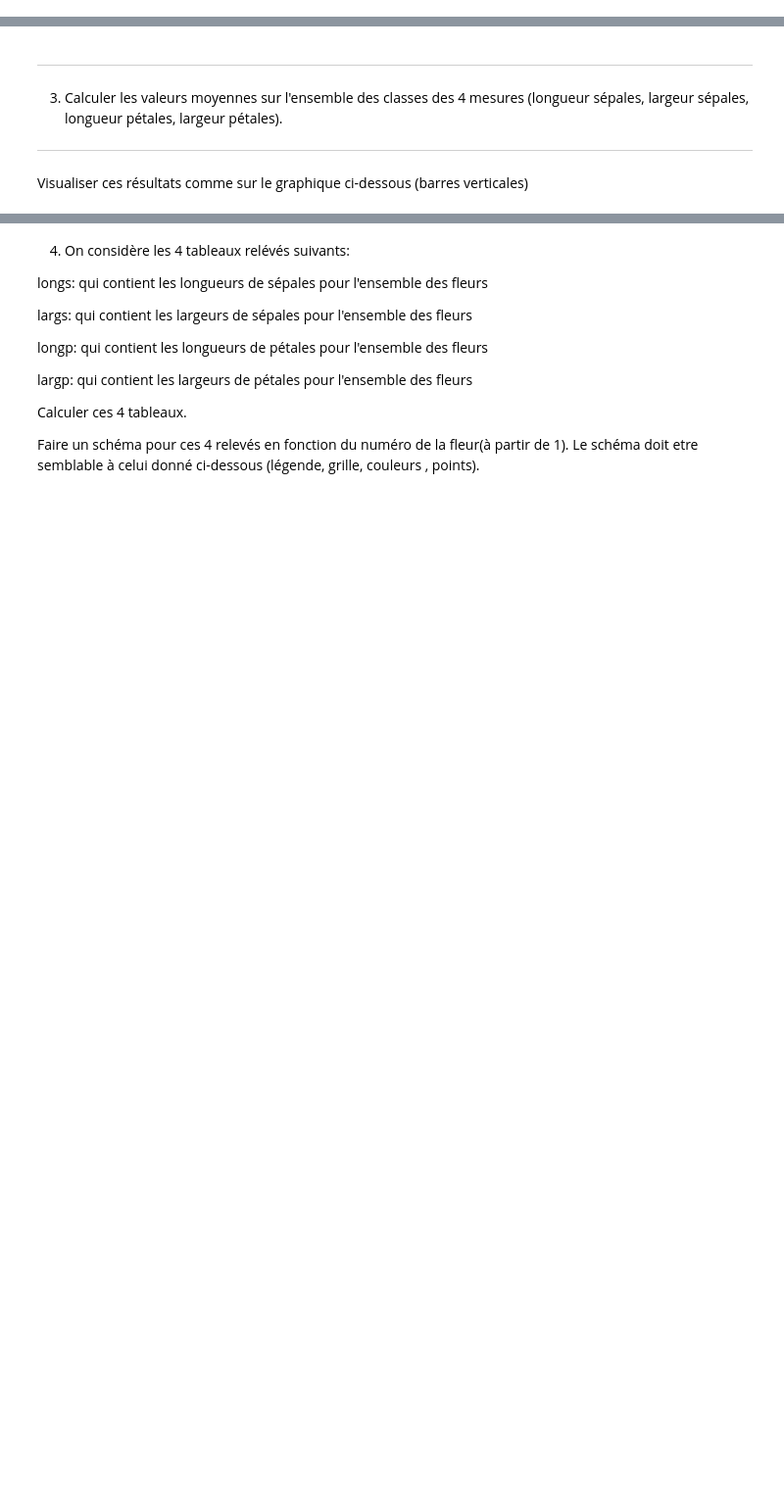
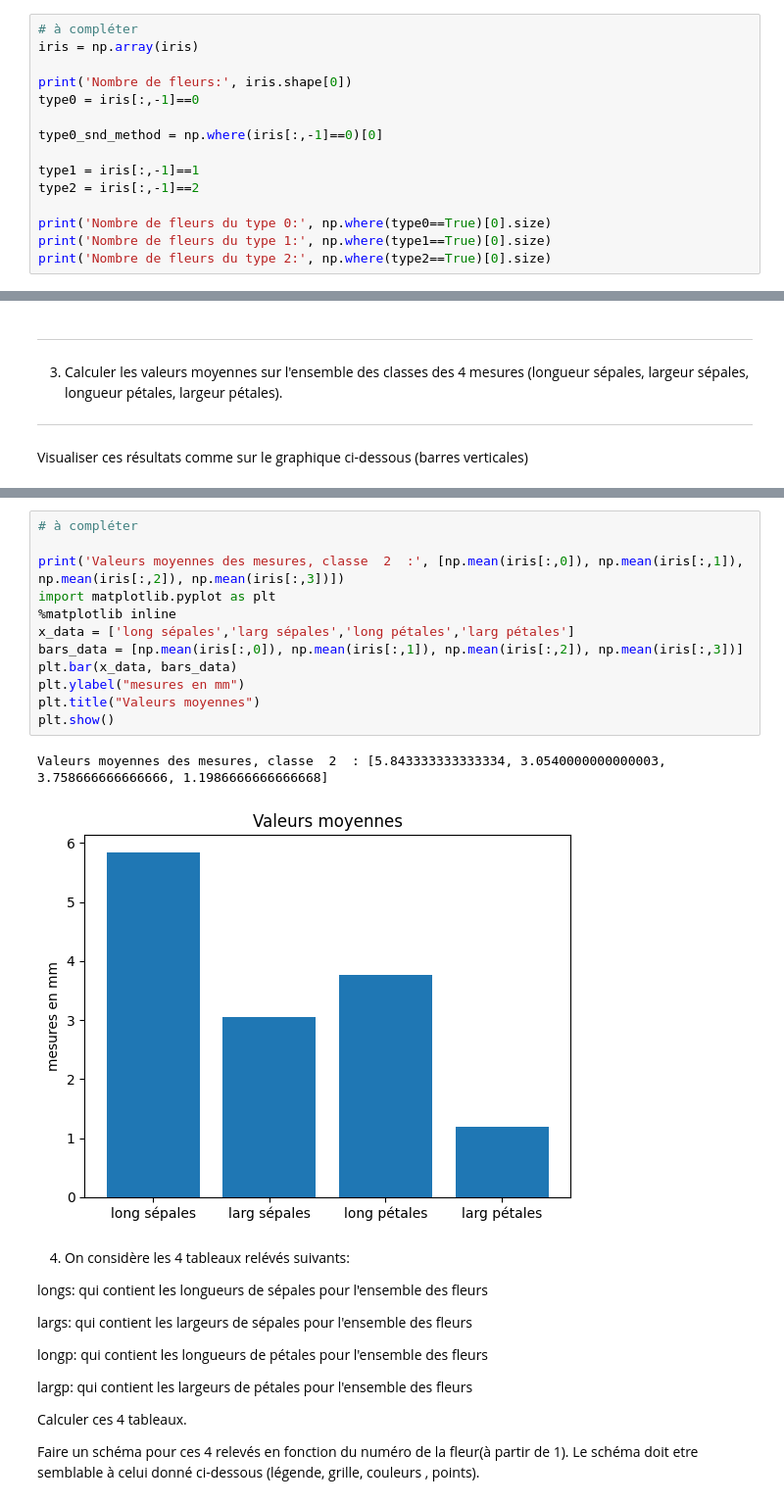
Before and after one commit to Mohamed-24-03-2022/tp_calcul_scientifique, a Jupyter notebook: TP10-sujet/TP10_2024_sujet.ipynb, the cells around one changed output, grey strips where cells are left out. Shown at 98% size. Drawn from its saved outputs; the diff is of its cells as text; blank space fills up the shorter version.

```diff
--- a/TP10-sujet/TP10_2024_sujet.ipynb
+++ b/TP10-sujet/TP10_2024_sujet.ipynb
@@ -46,0 +40,15 @@ Nombre de fleurs du type  2 : 50
+# %%
+# à compléter
+iris = np.array(iris)
+
+print('Nombre de fleurs:', iris.shape[0])
+type0 = iris[:,-1]==0
+
+type0_snd_method = np.where(iris[:,-1]==0)[0]
+
+type1 = iris[:,-1]==1
+type2 = iris[:,-1]==2
+
+print('Nombre de fleurs du type 0:', np.where(type0==True)[0].size)
+print('Nombre de fleurs du type 1:', np.where(type1==True)[0].size)
+print('Nombre de fleurs du type 2:', np.where(type2==True)[0].size)
@@ -72,3 +76,18 @@ Valeurs moyennes des mesures : [5.84333333 3.054      3.75866667 1.19866667]
+# %%
+# à compléter
+
+print('Valeurs moyennes des mesures, classe  2  :', [np.mean(iris[:,0]), np.mean(iris[:,1]), np.mean(iris[:,2]), np.mean(iris[:,3])])
+import matplotlib.pyplot as plt
+%matplotlib inline
+x_data = ['long sépales','larg sépales','long pétales','larg pétales']
+bars_data = [np.mean(iris[:,0]), np.mean(iris[:,1]), np.mean(iris[:,2]), np.mean(iris[:,3])]
+plt.bar(x_data, bars_data)
+plt.ylabel("mesures en mm")
+plt.title("Valeurs moyennes")
+plt.show()
+# %% [output]
+Valeurs moyennes des mesures, classe  2  : [5.843333333333334, 3.0540000000000003, 3.758666666666666, 1.1986666666666668]
+[figure, added]
 # %% [markdown]
 
 4)  On considère les 4 tableaux relévés suivants:
```
Also changed, not shown: parts of 49 cells of this notebook, 3 other files.
